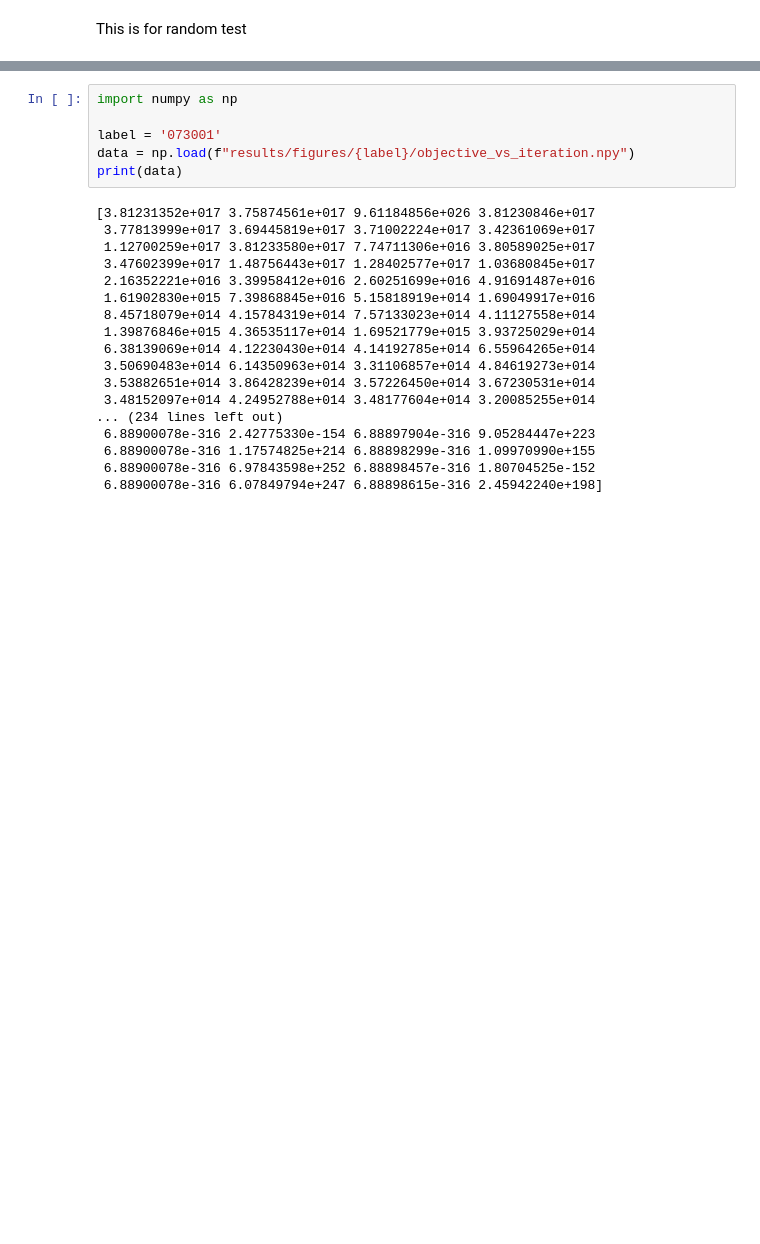
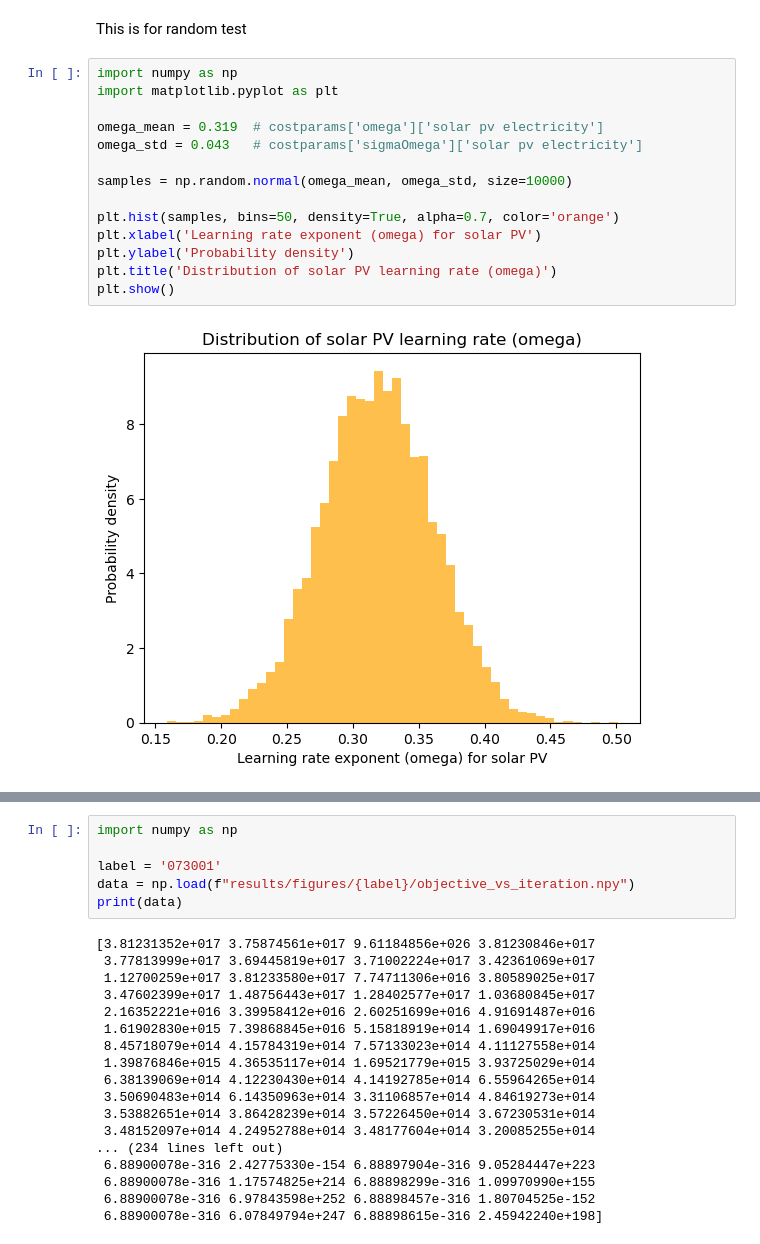
Before and after one commit to Mofan-coding/energy_dps, a Jupyter notebook: test.ipynb, the cells around one changed output, grey strips where cells are left out. Cells and saved outputs as stored; diff of their text form; blank space fills up the shorter version.

```diff
--- a/test.ipynb
+++ b/test.ipynb
@@ -1,2 +1,18 @@
 # %% [markdown]
 This is for random test
+# %%
+import numpy as np
+import matplotlib.pyplot as plt
+
+omega_mean = 0.319  # costparams['omega']['solar pv electricity']
+omega_std = 0.043   # costparams['sigmaOmega']['solar pv electricity']
+
+samples = np.random.normal(omega_mean, omega_std, size=10000)
+
+plt.hist(samples, bins=50, density=True, alpha=0.7, color='orange')
+plt.xlabel('Learning rate exponent (omega) for solar PV')
+plt.ylabel('Probability density')
+plt.title('Distribution of solar PV learning rate (omega)')
+plt.show()
+# %% [output]
+[figure, added]
```
Also changed, not shown: parts of 1 cell of this notebook, 5 other files.
